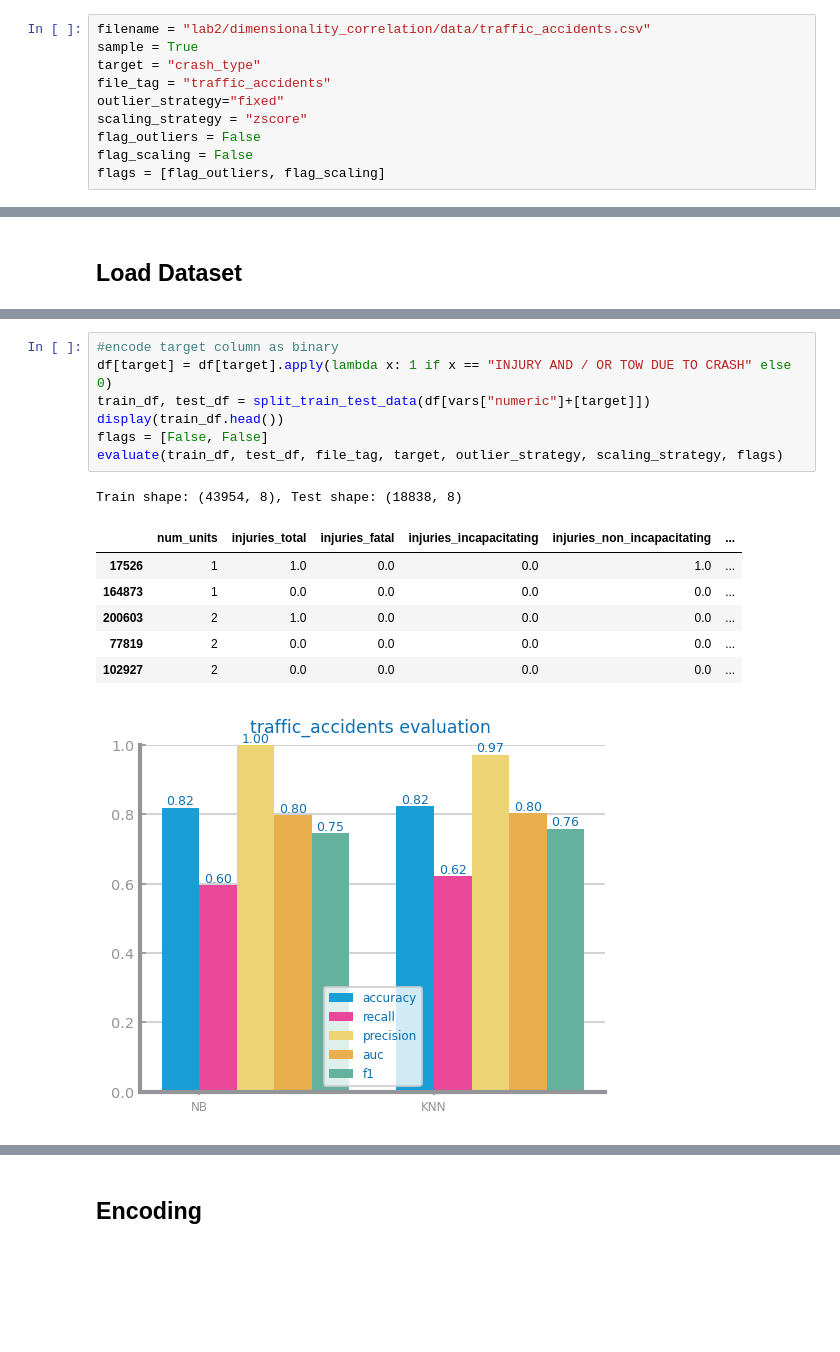
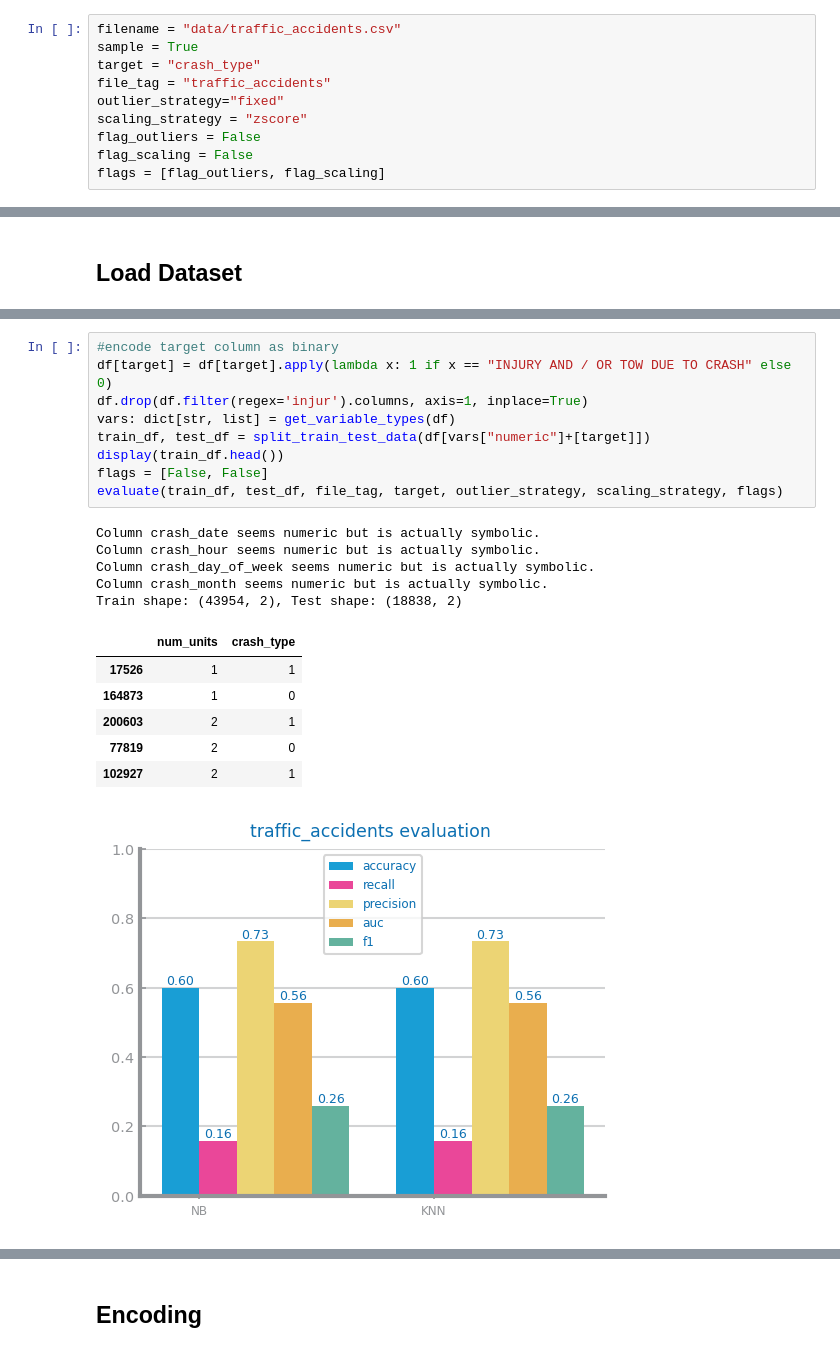
Before and after one commit to mpupo-co/ds-project-ist, a Jupyter notebook: lab3.ipynb, the cells around one changed output, grey strips where cells are left out. Saved outputs shown, nothing was run; the diff lists cells and outputs as text; blank space fills up the shorter version.

Commit message:
Lab3: removed possible data leaking variables

```diff
--- a/lab3.ipynb
+++ b/lab3.ipynb
@@ -73,7 +73,7 @@ from sklearn.preprocessing import StandardScaler, MinMaxScaler
 from matplotlib.pyplot import savefig, show, figure
 from dslabs_functions import plot_multibar_chart, CLASS_EVAL_METRICS, run_NB, run_KNN, encode_cyclic_variables, dummify, determine_outlier_thresholds_for_var
 # %%
-filename = "lab2/dimensionality_correlation/data/traffic_accidents.csv"
+filename = "data/traffic_accidents.csv"
 sample = True
 target = "crash_type"
 file_tag = "traffic_accidents"
@@ -378,16 +378,22 @@ symbolic variables: ['traffic_control_device', 'weather_condition', 'lighting_co
 # %%
 #encode target column as binary
 df[target] = df[target].apply(lambda x: 1 if x == "INJURY AND / OR TOW DUE TO CRASH" else 0)
+df.drop(df.filter(regex='injur').columns, axis=1, inplace=True)
+vars: dict[str, list] = get_variable_types(df)
 train_df, test_df = split_train_test_data(df[vars["numeric"]+[target]])
 display(train_df.head())
 flags = [False, False]
 evaluate(train_df, test_df, file_tag, target, outlier_strategy, scaling_strategy, flags)
 # %% [output]
-Train shape: (43954, 8), Test shape: (18838, 8)
+Column crash_date seems numeric but is actually symbolic.
+Column crash_hour seems numeric but is actually symbolic.
+Column crash_day_of_week seems numeric but is actually symbolic.
+Column crash_month seems numeric but is actually symbolic.
+Train shape: (43954, 2), Test shape: (18838, 2)
-|  | num_units | injuries_total | injuries_fatal | injuries_incapacitating | injuries_non_incapacitating | ... |
-| 17526 | 1 | 1.0 | 0.0 | 0.0 | 1.0 | ... |
-| 164873 | 1 | 0.0 | 0.0 | 0.0 | 0.0 | ... |
-| 200603 | 2 | 1.0 | 0.0 | 0.0 | 0.0 | ... |
-| 77819 | 2 | 0.0 | 0.0 | 0.0 | 0.0 | ... |
-| 102927 | 2 | 0.0 | 0.0 | 0.0 | 0.0 | ... |
+|  | num_units | crash_type |
+| 17526 | 1 | 1 |
+| 164873 | 1 | 0 |
+| 200603 | 2 | 1 |
+| 77819 | 2 | 0 |
+| 102927 | 2 | 1 |
-[figure, old version]
+[figure, new version]
```
Also changed, not shown: parts of 6 cells of this notebook.
